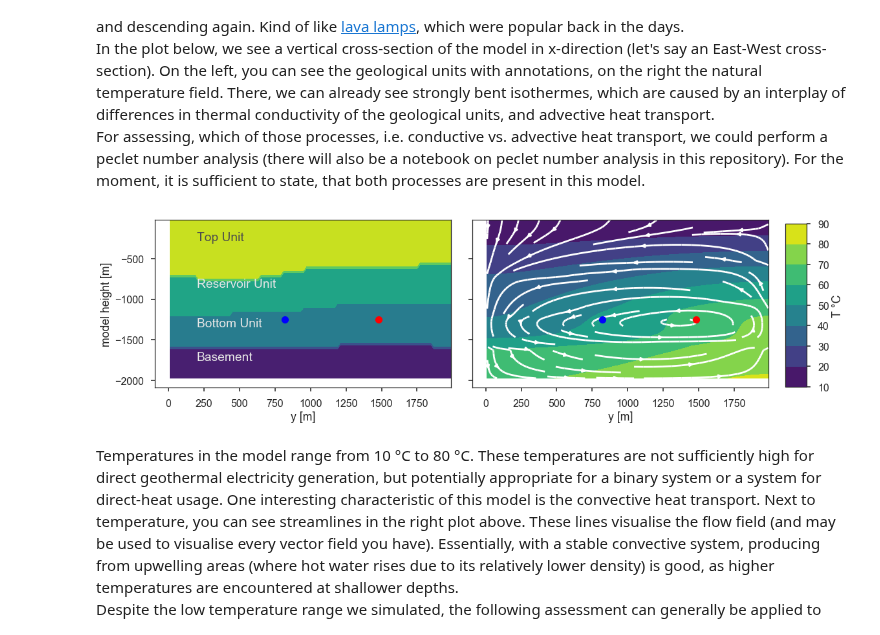
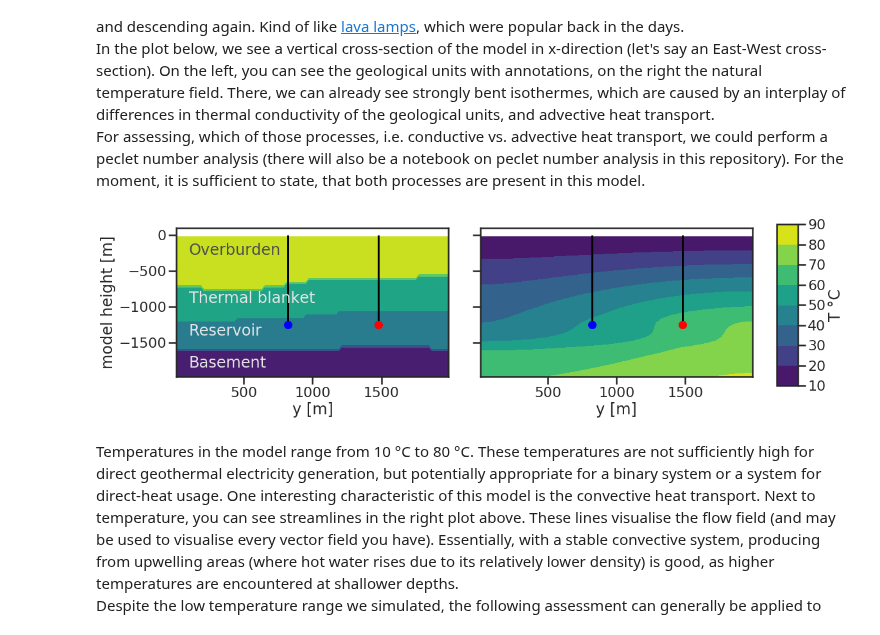
Before and after one commit to Japhiolite/geothermics, a Jupyter notebook: 09_Geothermal_doublets.ipynb, the cells around one changed output. Drawn from its saved outputs; the diff is of its cells as text; code cells hidden in the pictures.

```diff
--- a/09_Geothermal_doublets.ipynb
+++ b/09_Geothermal_doublets.ipynb
@@ -53,39 +53,47 @@ inj = np.array([41, 29, 15])
 
 # plot routine
 cs = 29 # cross -section position
 fig, axs = plt.subplots(1, 2, figsize=[15,5], sharey=True, sharex=True)
 ax1 = axs[0].contourf(x, z-2000, ui[:,cs,:], 4, cmap= 'viridis') # geological units
 ax2 = axs[1].contourf(x, z-2000, t[:,cs,:], cmap='viridis') # temperature
 
 # plot doublet positions
 axs[0].plot(prod[0]*20, (prod[2]*50-2000), 'ro')
 axs[0].plot(inj[0]*20, (inj[2]*50-2000), 'bo')
 
 axs[1].plot(prod[0]*20, (prod[2]*50-2000), 'ro')
 axs[1].plot(inj[0]*20, (inj[2]*50-2000), 'bo')
 
-axs[1].streamplot(x, z-2000, vx[:,cs,:], vz[:,cs,:], density=[1, .5], color='white')
+axs[0].vlines(prod[0]*20, prod[2]*50-2000,0)
+axs[0].vlines(inj[0]*20, inj[2]*50-2000,0)
+
+
+axs[1].vlines(prod[0]*20, prod[2]*50-2000,0)
+axs[1].vlines(inj[0]*20, inj[2]*50-2000,0)
+
+#axs[1].streamplot(x, z-2000, vx[:,cs,:], vz[:,cs,:], density=[1, .5], color='white')
 
 # axes arguments
 axs[0].set_ylabel('model height [m]')
 axs[0].set_xlabel('y [m]')
 axs[1].set_xlabel('y [m]')
 
 # annotations
-axs[0].text(200, -1750, 'Basement', color=[.9,.9,.9])
-axs[0].text(200, -1335, 'Bottom Unit', color=[.9,.9,.9])
-axs[0].text(200, -850, 'Reservoir Unit', color=[.9,.9,.9])
-axs[0].text(200, -280, 'Top Unit', color=[.3,.3,.3])
+axs[0].text(100, -1850, 'Basement', color=[.9,.9,.9])
+axs[0].text(100, -1400, 'Reservoir', color=[.9,.9,.9])
+axs[0].text(100, -950, 'Thermal blanket', color=[.9,.9,.9])
+axs[0].text(100, -280, 'Overburden', color=[.3,.3,.3])
 
 # colormap
 fig.subplots_adjust(right=0.8)
 cbar_ax = fig.add_axes([1., 0.21, 0.03, 0.7])
 fig.colorbar(ax2, cax=cbar_ax, label= 'T °C')
 
 # layout option
 plt.tight_layout()
+fig.savefig("doublet_example.png", dpi=400, bbox_inches='tight')
 # %% [output]
-[figure, old version]
+[figure, new version]
 # %% [markdown]
 Temperatures in the model range from 10 °C to 80 °C. These temperatures are not sufficiently high for direct geothermal electricity generation, but potentially appropriate for a binary system or a system for direct-heat usage. One interesting characteristic of this model is the convective heat transport. Next to temperature, you can see streamlines in the right plot above. These lines visualise the flow field (and may be used to visualise every vector field you have). Essentially, with a stable convective system, producing from upwelling areas (where hot water rises due to its relatively lower density) is good, as higher temperatures are encountered at shallower depths.
 Despite the low temperature range we simulated, the following assessment can generally be applied to doublet systems, regardless of the produced temperatures. Speaking of produced temperatures, in the model above, we implemented a doublet system, where the flow rate (i.e. the rate at which the pump operates) is varied.
```
Also changed, not shown: 4 other files.
